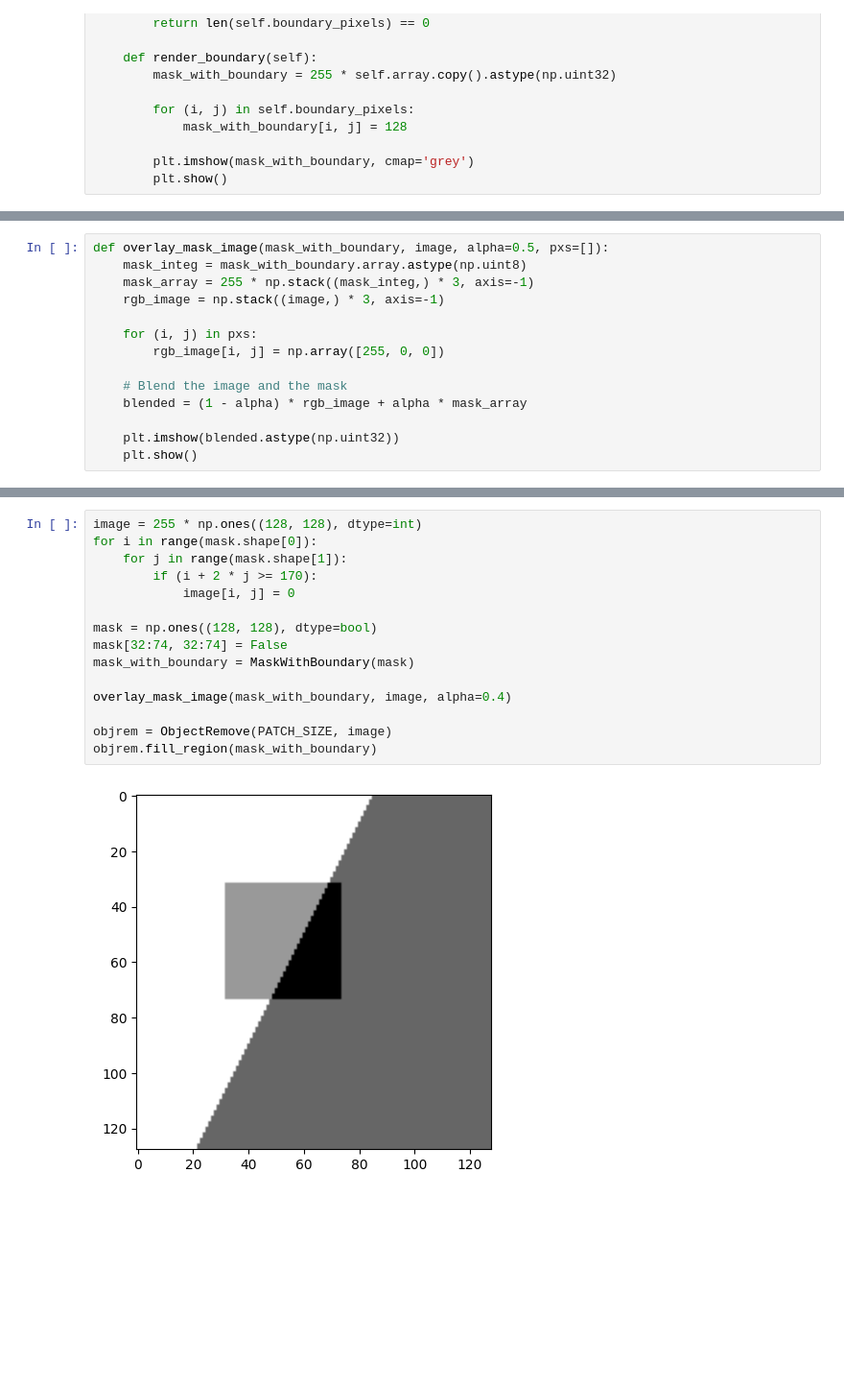
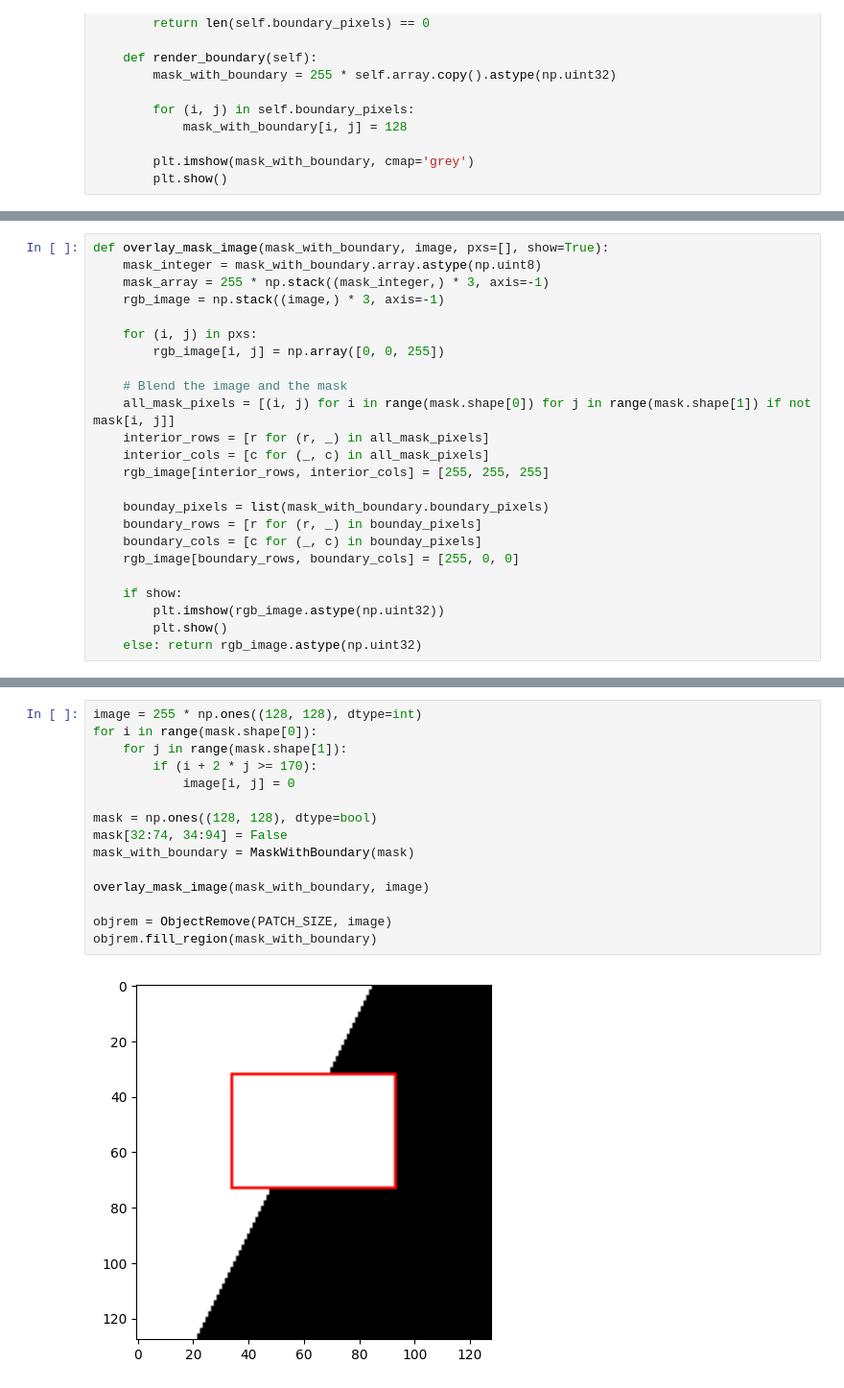
Before and after one commit to micahreich/patch-match, a Jupyter notebook: sequential/object-removal.ipynb, the cells around one changed output, grey strips where cells are left out. Shown at 96% size. Cells and saved outputs as stored; diff of their text form; blank space fills up the shorter version.

```diff
--- a/sequential/object-removal.ipynb
+++ b/sequential/object-removal.ipynb
@@ -126,17 +129,27 @@ array([-1.,  0.])
 # %%
-def overlay_mask_image(mask_with_boundary, image, alpha=0.5, pxs=[]):
-    mask_integ = mask_with_boundary.array.astype(np.uint8)
-    mask_array = 255 * np.stack((mask_integ,) * 3, axis=-1)
+def overlay_mask_image(mask_with_boundary, image, pxs=[], show=True):
+    mask_integer = mask_with_boundary.array.astype(np.uint8)
+    mask_array = 255 * np.stack((mask_integer,) * 3, axis=-1)
     rgb_image = np.stack((image,) * 3, axis=-1)
 
     for (i, j) in pxs:
-        rgb_image[i, j] = np.array([255, 0, 0])
+        rgb_image[i, j] = np.array([0, 0, 255])
 
     # Blend the image and the mask
-    blended = (1 - alpha) * rgb_image + alpha * mask_array
+    all_mask_pixels = [(i, j) for i in range(mask.shape[0]) for j in range(mask.shape[1]) if not mask[i, j]]
+    interior_rows = [r for (r, _) in all_mask_pixels]
+    interior_cols = [c for (_, c) in all_mask_pixels]
+    rgb_image[interior_rows, interior_cols] = [255, 255, 255]
 
-    plt.imshow(blended.astype(np.uint32))
-    plt.show()
+    bounday_pixels = list(mask_with_boundary.boundary_pixels)
+    boundary_rows = [r for (r, _) in bounday_pixels]
+    boundary_cols = [c for (_, c) in bounday_pixels]
+    rgb_image[boundary_rows, boundary_cols] = [255, 0, 0]
+
+    if show:
+        plt.imshow(rgb_image.astype(np.uint32))
+        plt.show()
+    else: return rgb_image.astype(np.uint32)
 # %%
 class ObjectRemove:
     def __init__(self, patch_size, image):
@@ -291,17 +338,17 @@ class ObjectRemove:
 # %%
 image = 255 * np.ones((128, 128), dtype=int)
 for i in range(mask.shape[0]):
     for j in range(mask.shape[1]):
         if (i + 2 * j >= 170):
             image[i, j] = 0
 
 mask = np.ones((128, 128), dtype=bool)
-mask[32:74, 32:74] = False
+mask[32:74, 34:94] = False
 mask_with_boundary = MaskWithBoundary(mask)
 
-overlay_mask_image(mask_with_boundary, image, alpha=0.4)
+overlay_mask_image(mask_with_boundary, image)
 
 objrem = ObjectRemove(PATCH_SIZE, image)
 objrem.fill_region(mask_with_boundary)
 # %% [output]
-[figure, old version]
+[figure, new version]
```
Also changed, not shown: parts of 4 cells of this notebook, 4 other files.
